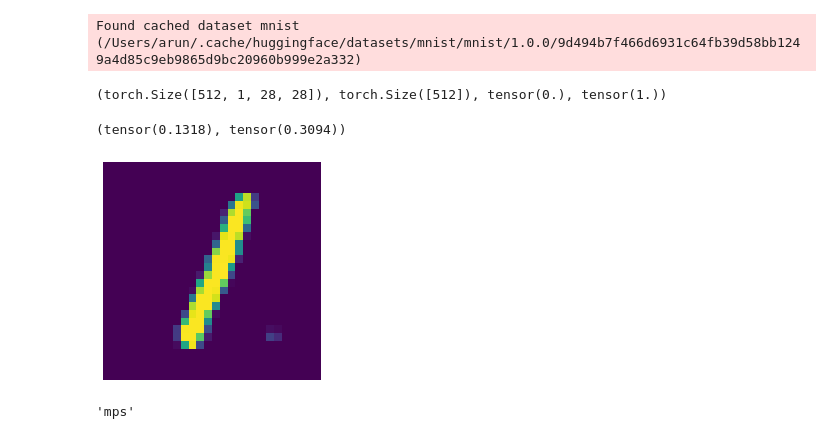
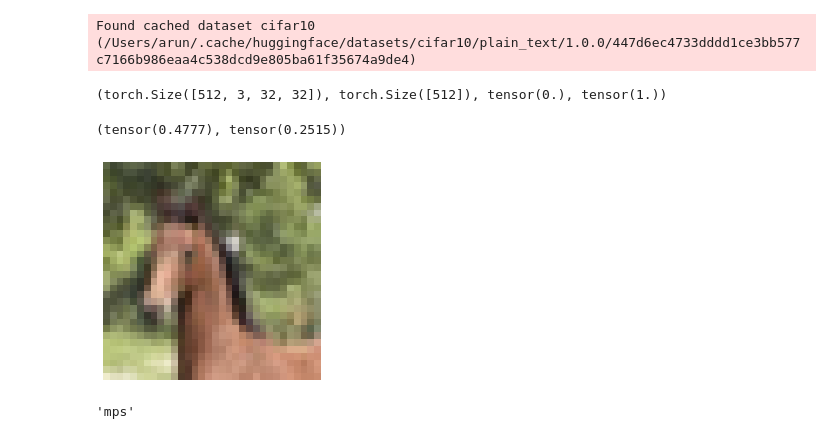
Before and after one commit to arun477/variational_autoencoder, a Jupyter notebook: vae.ipynb, the cells around one changed output. Cells and saved outputs as stored; diff of their text form; code cells hidden in the pictures.

Commit message:
cifar-10, dataset training

```diff
--- a/vae.ipynb
+++ b/vae.ipynb
@@ -10,11 +10,11 @@ import torchvision.transforms.functional as TF
 import torch.nn.functional as F
 from functools import partial
 # %%
-name = 'mnist'
-x,y = 'image','label'
+name = 'cifar10'
+x,y = 'img','label'
 dsr = load_dataset(name)
 # %% [output]
-Found cached dataset mnist (/Users/arun/.cache/huggingface/datasets/mnist/mnist/1.0.0/9d494b7f466d6931c64fb39d58bb1249a4d85c9eb9865d9bc20960b999e2a332)
+Found cached dataset cifar10 (/Users/arun/.cache/huggingface/datasets/cifar10/plain_text/1.0.0/447d6ec4733dddd1ce3bb577c7166b986eaa4c538dcd9e805ba61f35674a9de4)
 # %%
 def transform(b):
     b[x] = [TF.to_tensor(ele) for ele in b[x]]
@@ -36,17 +36,17 @@ dls = DataLoaders(dst['train'], dst['test'], batch_size=batch_size, collate_fn=c
 xb,yb = next(iter(dls.train))
 xb.shape, yb.shape, xb.min(), xb.max()
 # %% [output]
-(torch.Size([512, 1, 28, 28]), torch.Size([512]), tensor(0.), tensor(1.))
+(torch.Size([512, 3, 32, 32]), torch.Size([512]), tensor(0.), tensor(1.))
 # %%
 xbmean,xbstd = xb.mean(),xb.std()
 xbmean,xbstd
 # %% [output]
-(tensor(0.1318), tensor(0.3094))
+(tensor(0.4777), tensor(0.2515))
 # %%
-plt.imshow(xb[9].view(28, 28));
+plt.imshow(xb[9].permute(1,2,0));
 plt.axis('off');
 # %% [output]
-[figure, old version]
+[figure, new version]
 # %%
 class Reshape(nn.Module):
     def __init__(self, dim):
```
Also changed, not shown: parts of 5 cells of this notebook.
